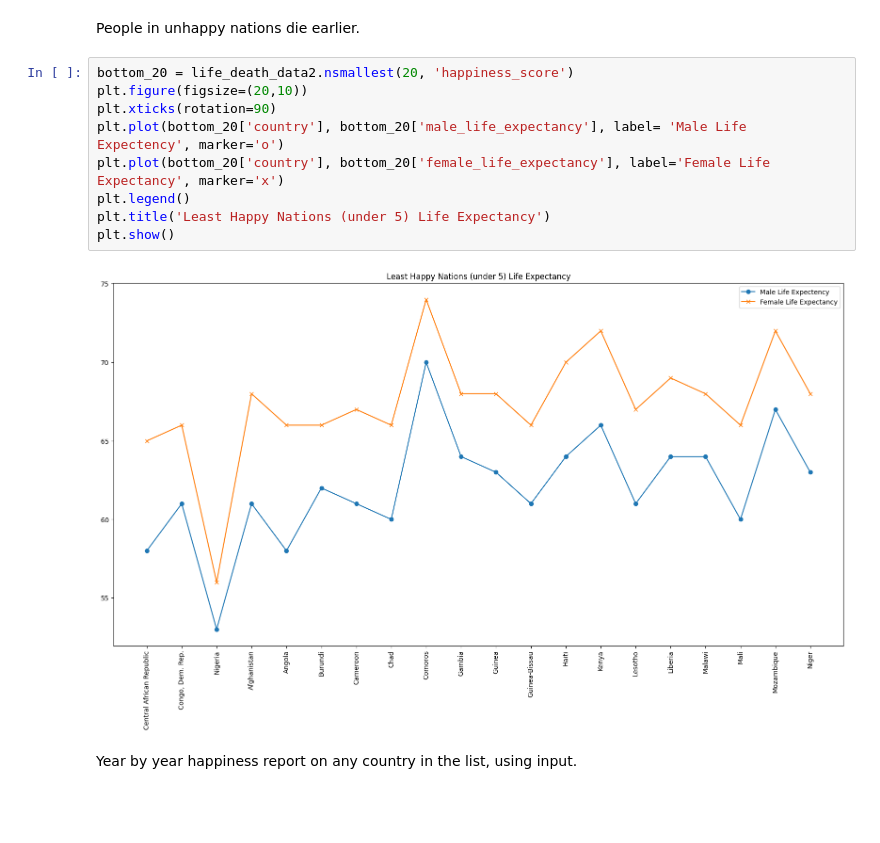
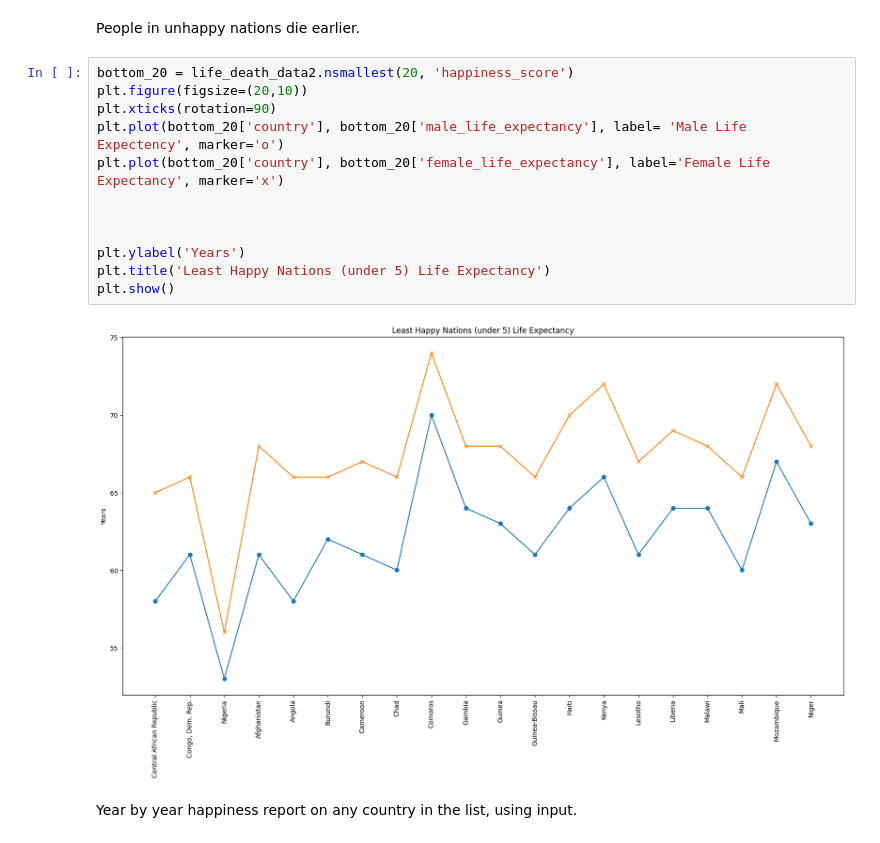
Before and after one commit to tara-hylton/world_happiness, a Jupyter notebook: world happiness.ipynb, the cells around one changed output. Saved outputs shown, nothing was run; the diff lists cells and outputs as text; blank space fills up the shorter version.

Commit message:
completed all 6 charts, add labels and insights

```diff
--- a/world happiness.ipynb
+++ b/world happiness.ipynb
@@ -324,14 +326,17 @@ People in unhappy nations die earlier.
 # %%
 bottom_20 = life_death_data2.nsmallest(20, 'happiness_score')
 plt.figure(figsize=(20,10))
 plt.xticks(rotation=90)
 plt.plot(bottom_20['country'], bottom_20['male_life_expectancy'], label= 'Male Life Expectency', marker='o')
 plt.plot(bottom_20['country'], bottom_20['female_life_expectancy'], label='Female Life Expectancy', marker='x')
-plt.legend()
+
+
+
+plt.ylabel('Years')
 plt.title('Least Happy Nations (under 5) Life Expectancy')
 plt.show()
 # %% [output]
-[figure, old version]
+[figure, new version]
 # %% [markdown]
 Year by year happiness report on any country in the list, using input.
 # %%
```
Also changed, not shown: parts of 5 cells of this notebook, 5 other files.
